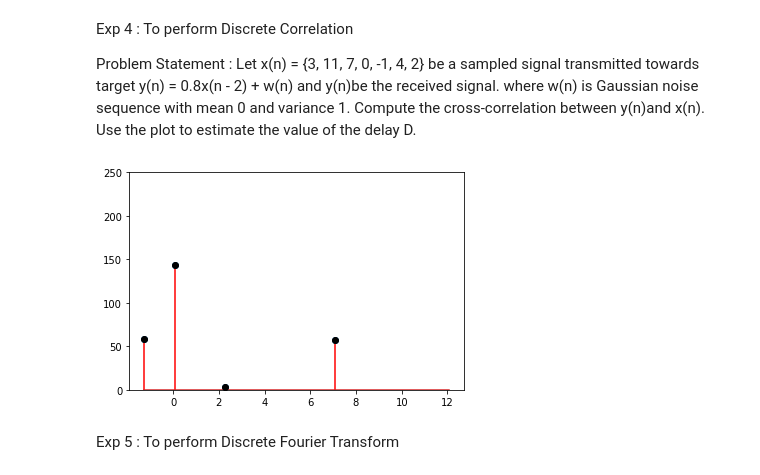
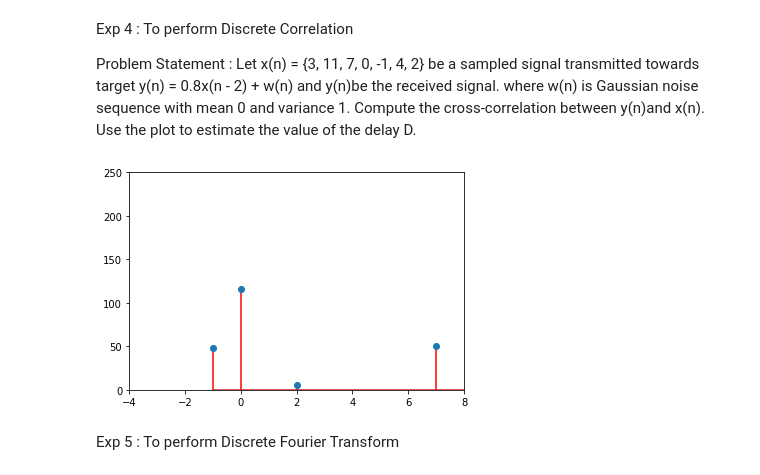
Before and after one commit to ejson03/Sem-7-pracs, a Jupyter notebook: dsip/dsip.ipynb, the cells around one changed output. Saved outputs shown, nothing was run; the diff lists cells and outputs as text; code cells hidden in the pictures.

```diff
--- a/dsip/dsip.ipynb
+++ b/dsip/dsip.ipynb
@@ -186,17 +158,17 @@ w(n)  is Gaussian noise sequence with mean 0 and variance 1. Compute the cross-c
 # %%
 from scipy import signal
 xn = [3, 11, 7, 0, -1, 4, 2]
-xn = xn + np.random.normal(0,1,[len(xn)])
+y = xn + np.random.normal(0,1,len(xn))
 yn = []
-for x in xn:
+for x in y:
     yn.append(0.8*(x-2))
-corr = signal.correlate(yn, xn, mode='same')
+corr = signal.correlate(xn, yn, mode='same')
 plt.figure()
 plt.ylim(0, 250)
+plt.xlim(-4,8)
 plt.stem(xn, corr, 'r', markerfmt ='o')
-plt.plot(xn,corr, 'ko')
 plt.show()
 # %% [output]
-[figure, old version]
+[figure, new version]
 # %% [markdown]
 Exp 5 : To perform Discrete  Fourier Transform
```
Also changed, not shown: parts of 9 cells of this notebook, 1 other file.
